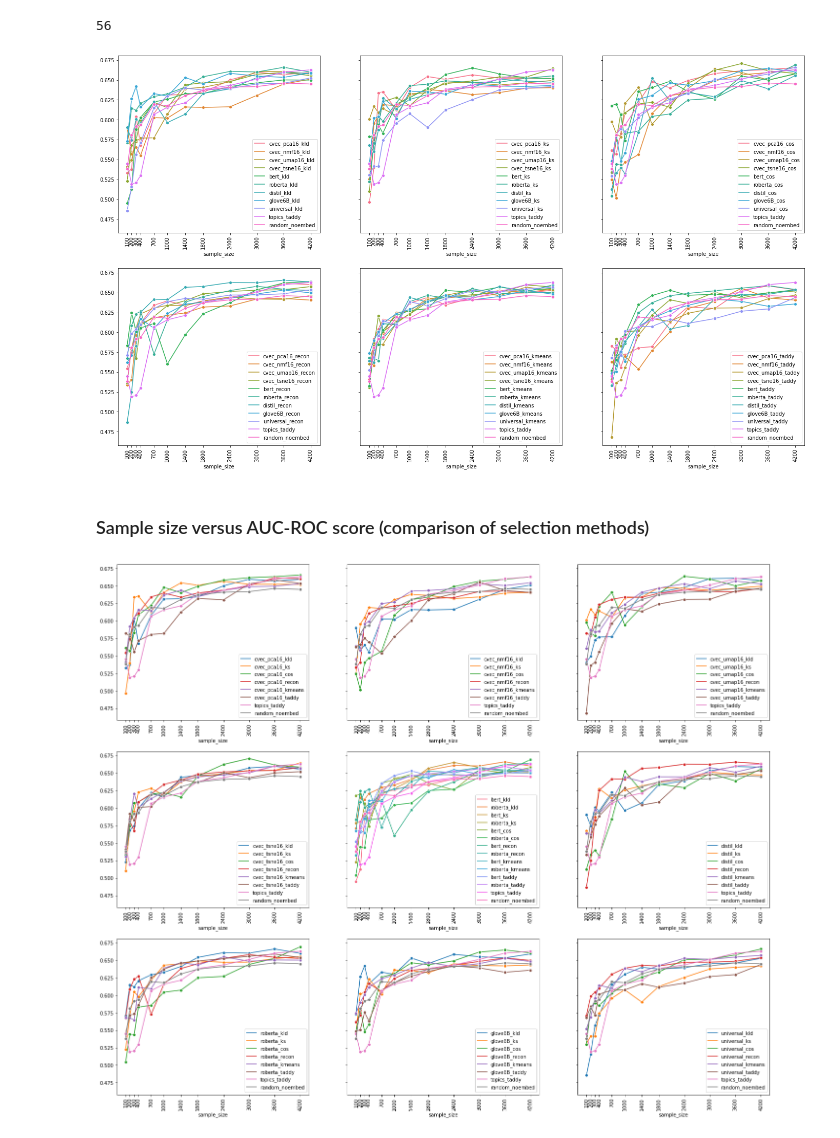
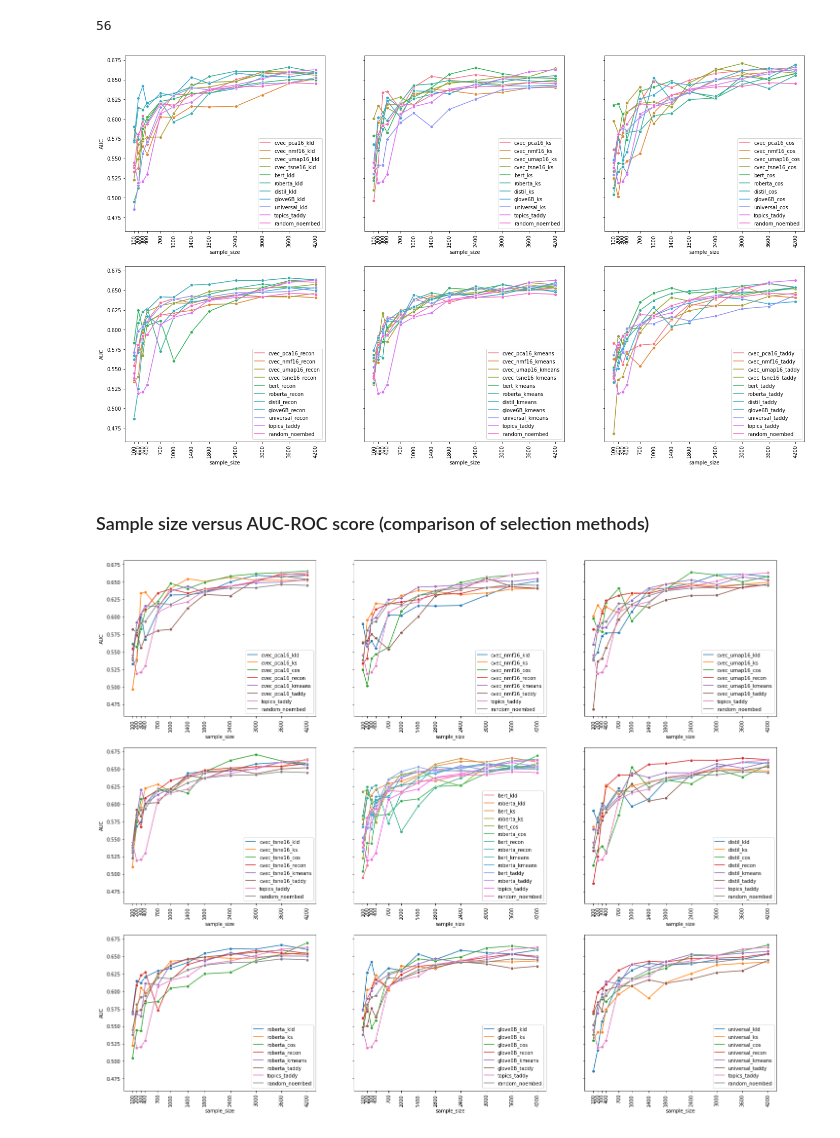
Before and after one commit to ApurvaBhargava/OptimalSets, a Jupyter notebook: Results and Visualizations.ipynb, the cells around one changed output. Drawn from its saved outputs; the diff is of its cells as text; code cells hidden in the pictures.

```diff
--- a/Results and Visualizations.ipynb
+++ b/Results and Visualizations.ipynb
@@ -188,22 +188,23 @@ len(auc_df.columns)
 # %%
 fig, axes = plt.subplots(nrows=2, ncols=3, figsize=(24,14), sharey=True)
 
 lst = [[i for i in range(len(auc_df.columns)) if '_kld' in auc_df.columns[i]] + [54, 55],
        [i for i in range(len(auc_df.columns)) if '_ks' in auc_df.columns[i]] + [54, 55],
        [i for i in range(len(auc_df.columns)) if '_cos' in auc_df.columns[i]] + [54, 55],
        [i for i in range(len(auc_df.columns)) if '_recon' in auc_df.columns[i]] + [54, 55],
        [i for i in range(len(auc_df.columns)) if '_kmeans' in auc_df.columns[i]]+ [54, 55],
        [i for i in range(len(auc_df.columns)) if '_taddy' in auc_df.columns[i]] + [55]]
 k=0
 for i in range(2):
   for j in range(3):
     g = sns.lineplot(data=auc_df.iloc[:, lst[k]], marker='o', dashes=False, ax=axes[i,j])
     g.set(xticks=samps)
     g.set_xticklabels(samps, rotation=90)
+    g.set(ylabel='AUC')
     k+=1
 plt.show()
 # %% [output]
-[figure, old version]
+[figure, new version]
 # %% [markdown]
 ### Sample size versus AUC-ROC score (comparison of selection methods)
 # %%
@@ -225,7 +226,8 @@ for i in range(3):
     g = sns.lineplot(data=auc_df.iloc[:, lst[k]], marker='o', dashes=False, ax=axes[i,j])
     g.set(xticks=samps)
     g.set_xticklabels(samps, rotation=90)
+    g.set(ylabel='AUC')
     k+=1
 plt.show()
 # %% [output]
-[figure, old version]
+[figure, new version]
```
Also changed, not shown: parts of 11 cells of this notebook, 1 other file.
